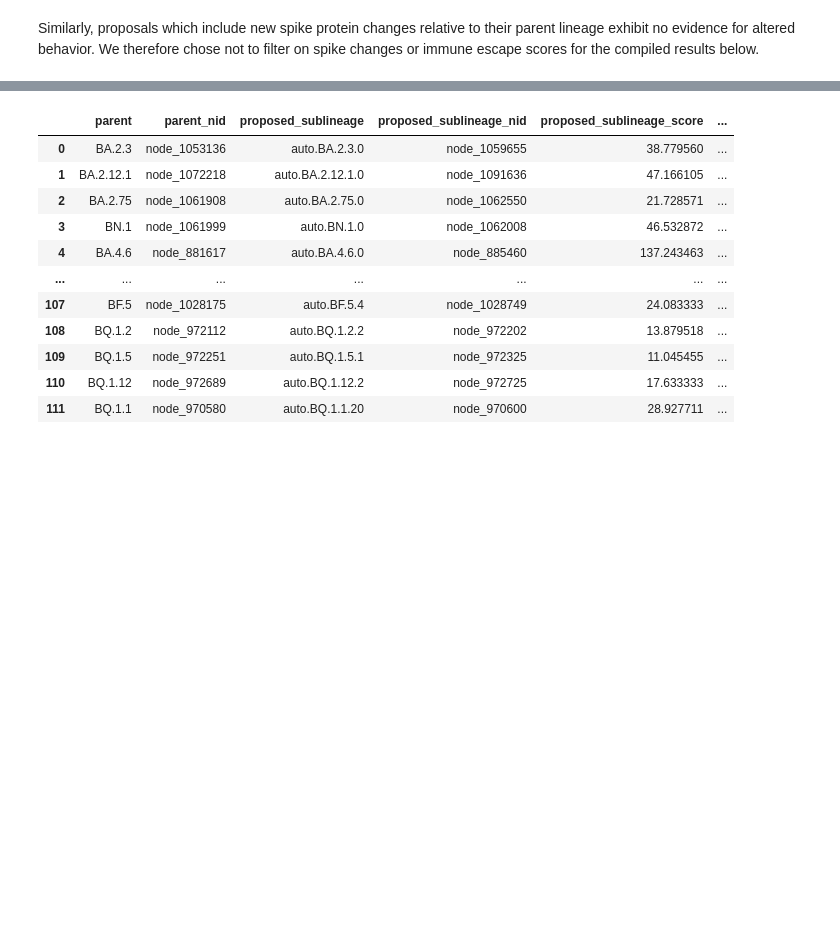
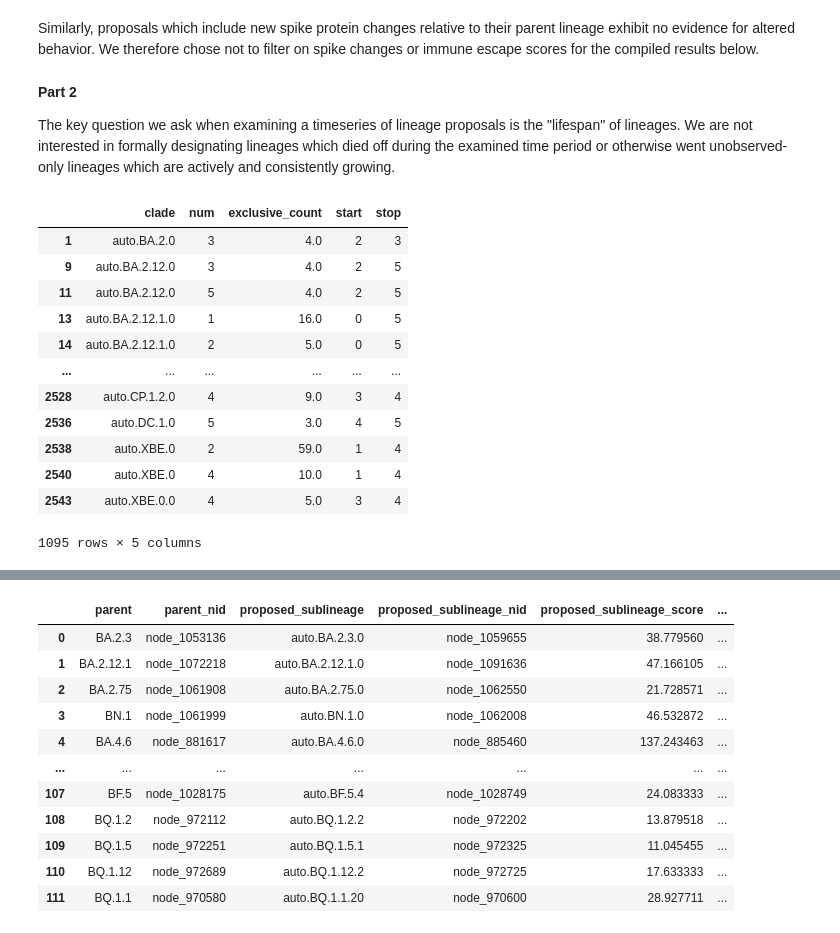
Before and after one commit to jmcbroome/lineage-analysis, a Jupyter notebook: Compiled Lineage Analysis.ipynb, the cells around one changed output, grey strips where cells are left out. Saved outputs shown, nothing was run; the diff lists cells and outputs as text; code cells hidden in the pictures; blank space fills up the shorter version.

```diff
--- a/Compiled Lineage Analysis.ipynb
+++ b/Compiled Lineage Analysis.ipynb
@@ -156,3 +156,31 @@ mwu(ardf[ardf.aa_changes.apply(lambda x:x.count("S:")) == 0].growth_score, ardf[
 MannwhitneyuResult(statistic=40515.5, pvalue=1.0)
 # %% [markdown]
 Similarly, proposals which include new spike protein changes relative to their parent lineage exhibit no evidence for altered behavior. We therefore chose not to filter on spike changes or immune escape scores for the compiled results below.
+# %% [markdown]
+**Part 2**
+
+The key question we ask when examining a timeseries of lineage proposals is the "lifespan" of lineages. We are not interested in formally designating lineages which died off during the examined time period or otherwise went unobserved- only lineages which are actively and consistently growing.
+# %%
+cdf = read_group("*cladestats.txt")
+cdf = cdf[cdf.clade.apply(lambda x:"auto." in x)]
+tchange = cdf.set_index(['clade','num']).sort_index().groupby("clade").exclusive_count.diff().reset_index()
+tchange = tchange[(tchange.exclusive_count > 0)]
+starttime = tchange.groupby('clade').num.min()
+tchange['start'] = tchange.clade.apply(lambda x:starttime[x]-1)
+stoptime = tchange.groupby('clade').num.max()
+tchange['stop'] = tchange.clade.apply(lambda x:stoptime[x])
+tchange
+# %% [output]
+|  | clade | num | exclusive_count | start | stop |
+| 1 | auto.BA.2.0 | 3 | 4.0 | 2 | 3 |
+| 9 | auto.BA.2.12.0 | 3 | 4.0 | 2 | 5 |
+| 11 | auto.BA.2.12.0 | 5 | 4.0 | 2 | 5 |
+| 13 | auto.BA.2.12.1.0 | 1 | 16.0 | 0 | 5 |
+| 14 | auto.BA.2.12.1.0 | 2 | 5.0 | 0 | 5 |
+| ... | ... | ... | ... | ... | ... |
+| 2528 | auto.CP.1.2.0 | 4 | 9.0 | 3 | 4 |
+| 2536 | auto.DC.1.0 | 5 | 3.0 | 4 | 5 |
+| 2538 | auto.XBE.0 | 2 | 59.0 | 1 | 4 |
+| 2540 | auto.XBE.0 | 4 | 10.0 | 1 | 4 |
+| 2543 | auto.XBE.0.0 | 4 | 5.0 | 3 | 4 |
+1095 rows × 5 columns
```
Also changed, not shown: parts of 19 cells of this notebook.
